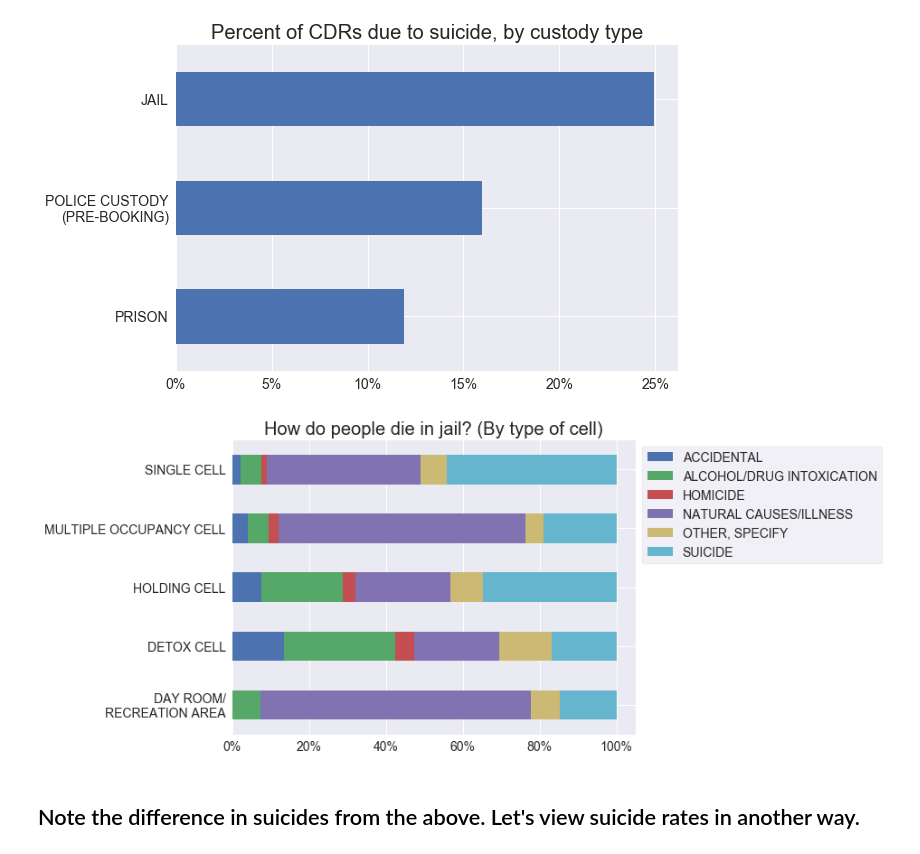
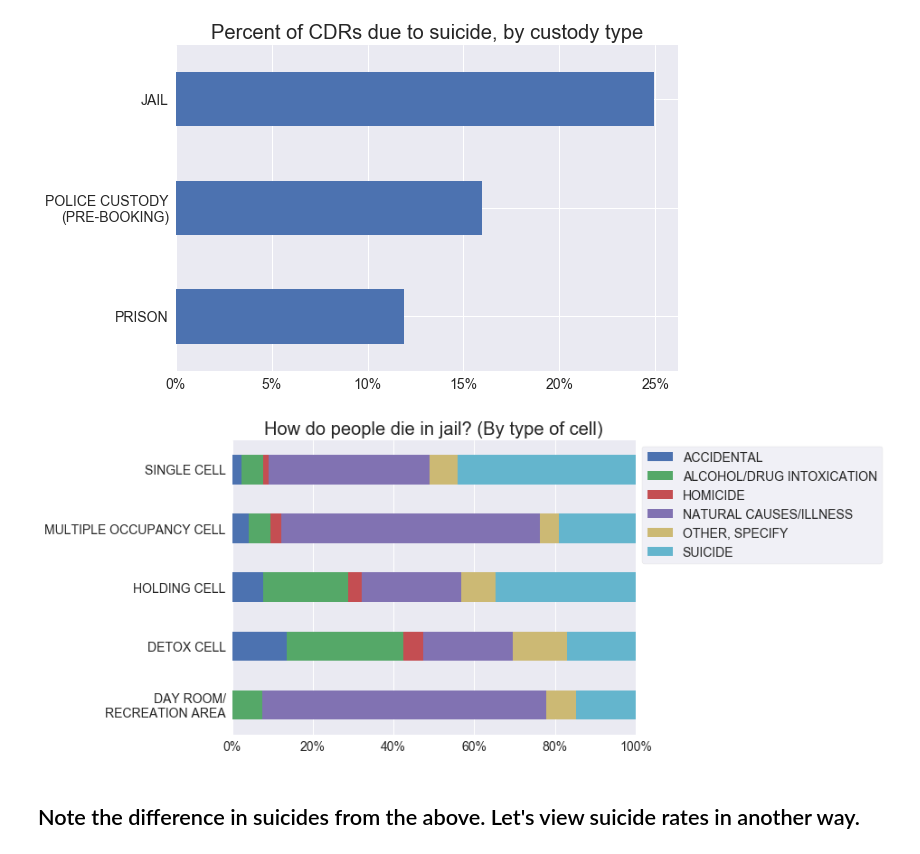
Before and after one commit to texas-justice-initiative/analysis, a Jupyter notebook: analyses/cdr_explore.ipynb, the cells around one changed output. Saved outputs shown, nothing was run; the diff lists cells and outputs as text; code cells hidden in the pictures.

```diff
--- a/analyses/cdr_explore.ipynb
+++ b/analyses/cdr_explore.ipynb
@@ -453,19 +454,20 @@ plotsaver.saveplot(fig, 'suicide_fraction_by_type_of_custody')
 # %%
 suicides_jail = jail[jail.suicide]
 frame = pd.crosstab(jail.manner_of_death, jail.specific_type_of_custody_facility).T
 frame = frame.loc[[i for i in frame.index if i.startswith('JAIL')]]
 frame.index = [x.split(' - ')[1].replace('/', '/\n') for x in frame.index]
 frame = frame.div(frame.sum(axis=1), axis=0)
 
 fig, ax = plt.subplots(1)
 frame.plot(kind='barh', stacked=True, ax=ax)
 fig.set_size_inches(8, 6)
 ax.legend(title='', bbox_to_anchor=(1.0, 1.0))
 ax.set_title('How do people die in jail? (By type of cell)')
 percentify_x(ax)
+ax.set_xlim(0, 1)
 plotsaver.saveplot(fig, 'jail_deaths_by_means_and_cell_type')
 # %% [output]
-[figure, old version]
+[figure, new version]
 # %% [markdown]
 ## Note the difference in suicides from the above. Let's view suicide rates in another way.
 # %%
```
Also changed, not shown: parts of 5 cells of this notebook, 4 other files.
